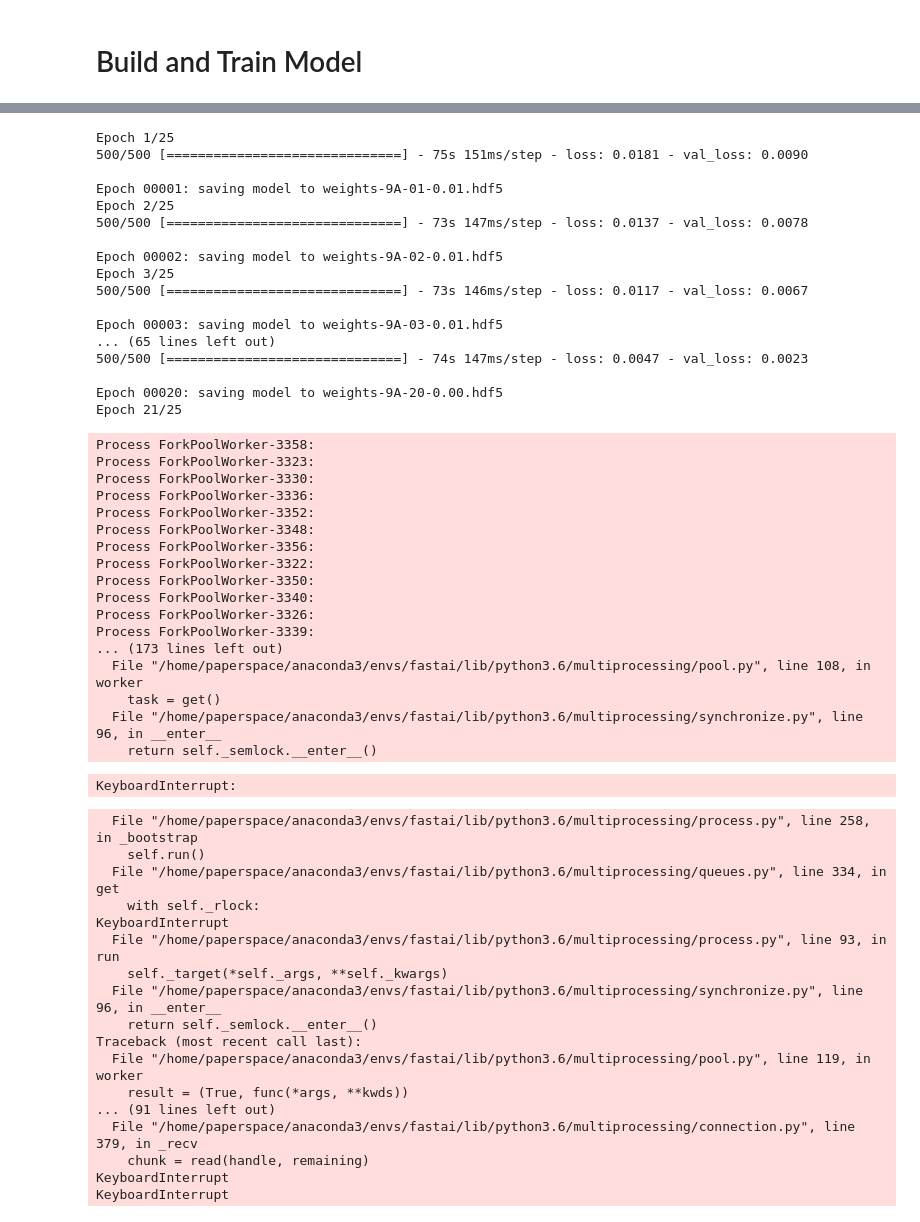
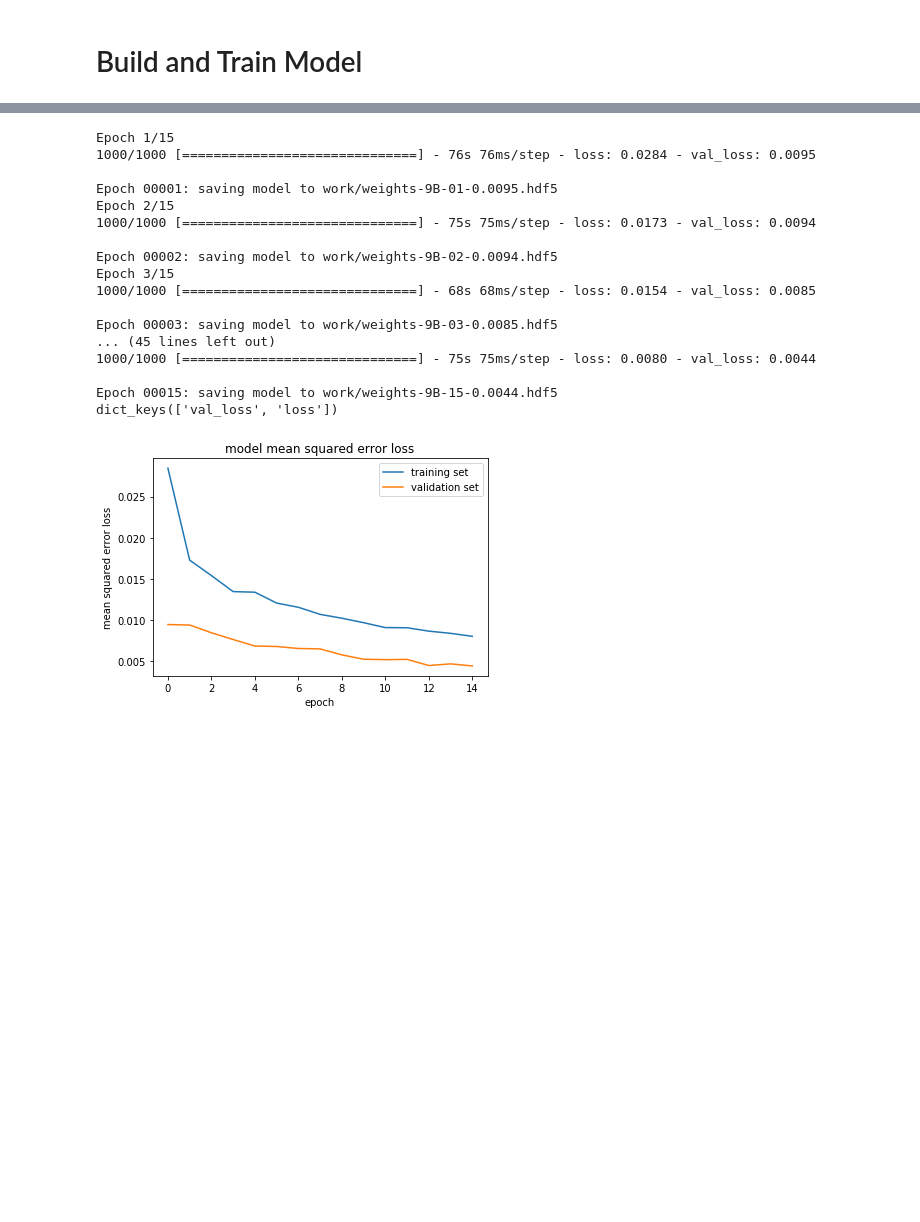
Before and after one commit to kmanicka/CarND-Behavioral-Cloning-P3, a Jupyter notebook: ModelV9.ipynb, the cells around one changed output, grey strips where cells are left out. Drawn from its saved outputs; the diff is of its cells as text; code cells hidden in the pictures; blank space fills up the shorter version.

```diff
--- a/ModelV9.ipynb
+++ b/ModelV9.ipynb
@@ -424,88 +411,54 @@ Trainable params: 1,036,801
 Non-trainable params: 0
 _________________________________________________________________
 # %%
-epochs=25
-batches_per_epoch = 500
-batch_size = 128
-workers=20
+epochs=15
+batches_per_epoch = 1000
+batch_size = 64
+workers=10
 
 #weights_filepath="weights-7-{epoch:02d}-{val_loss:.2f}.hdf5"
-weights_filepath="weights-9A-{epoch:02d}-{val_loss:.4f}.hdf5"
+weights_filepath="work/weights-9B-{epoch:02d}-{val_loss:.4f}.hdf5"
 
 
 checkpoint = ModelCheckpoint(weights_filepath, verbose=1)
 
 training_generator = TrainingDataGenerator('data/',batch_size=batch_size,batches_per_epoch=batches_per_epoch)
 validation_generator = ValidationDataGenerator('data/',batch_size=batch_size)
 
 history_object = model.fit_generator(generator=training_generator,
                                      validation_data=validation_generator,
                                      epochs=epochs,
                                      verbose=1,
                                      use_multiprocessing=True,
                                      workers=workers,
                                      callbacks=[checkpoint])
 
 print(history_object.history.keys())
 
 ### plot the training and validation loss for each epoch
 plt.plot(history_object.history['loss'])
 plt.plot(history_object.history['val_loss'])
 plt.title('model mean squared error loss')
 plt.ylabel('mean squared error loss')
 plt.xlabel('epoch')
 plt.legend(['training set', 'validation set'], loc='upper right')
 plt.show()
 # %% [output]
-Epoch 1/25
-500/500 [==============================] - 75s 151ms/step - loss: 0.0181 - val_loss: 0.0090
+Epoch 1/15
+1000/1000 [==============================] - 76s 76ms/step - loss: 0.0284 - val_loss: 0.0095
 
-Epoch 00001: saving model to weights-9A-01-0.01.hdf5
-Epoch 2/25
-500/500 [==============================] - 73s 147ms/step - loss: 0.0137 - val_loss: 0.0078
+Epoch 00001: saving model to work/weights-9B-01-0.0095.hdf5
+Epoch 2/15
+1000/1000 [==============================] - 75s 75ms/step - loss: 0.0173 - val_loss: 0.0094
 
-Epoch 00002: saving model to weights-9A-02-0.01.hdf5
-Epoch 3/25
-500/500 [==============================] - 73s 146ms/step - loss: 0.0117 - val_loss: 0.0067
+Epoch 00002: saving model to work/weights-9B-02-0.0094.hdf5
+Epoch 3/15
+1000/1000 [==============================] - 68s 68ms/step - loss: 0.0154 - val_loss: 0.0085
 
-Epoch 00003: saving model to weights-9A-03-0.01.hdf5
-... (65 lines left out)
-500/500 [==============================] - 74s 147ms/step - loss: 0.0047 - val_loss: 0.0023
+Epoch 00003: saving model to work/weights-9B-03-0.0085.hdf5
+... (45 lines left out)
+1000/1000 [==============================] - 75s 75ms/step - loss: 0.0080 - val_loss: 0.0044
 
-Epoch 00020: saving model to weights-9A-20-0.00.hdf5
-Epoch 21/25
+Epoch 00015: saving model to work/weights-9B-15-0.0044.hdf5
+dict_keys(['val_loss', 'loss'])
-Process ForkPoolWorker-3358:
-Process ForkPoolWorker-3323:
-Process ForkPoolWorker-3330:
-Process ForkPoolWorker-3336:
-Process ForkPoolWorker-3352:
-Process ForkPoolWorker-3348:
-Process ForkPoolWorker-3356:
-Process ForkPoolWorker-3322:
-Process ForkPoolWorker-3350:
-Process ForkPoolWorker-3340:
-Process ForkPoolWorker-3326:
-Process ForkPoolWorker-3339:
-... (173 lines left out)
-  File "/home/paperspace/anaconda3/envs/fastai/lib/python3.6/multiprocessing/pool.py", line 108, in worker
-    task = get()
-  File "/home/paperspace/anaconda3/envs/fastai/lib/python3.6/multiprocessing/synchronize.py", line 96, in __enter__
-    return self._semlock.__enter__()
-KeyboardInterrupt:
-  File "/home/paperspace/anaconda3/envs/fastai/lib/python3.6/multiprocessing/process.py", line 258, in _bootstrap
-    self.run()
-  File "/home/paperspace/anaconda3/envs/fastai/lib/python3.6/multiprocessing/queues.py", line 334, in get
-    with self._rlock:
-KeyboardInterrupt
-  File "/home/paperspace/anaconda3/envs/fastai/lib/python3.6/multiprocessing/process.py", line 93, in run
-    self._target(*self._args, **self._kwargs)
-  File "/home/paperspace/anaconda3/envs/fastai/lib/python3.6/multiprocessing/synchronize.py", line 96, in __enter__
-    return self._semlock.__enter__()
-Traceback (most recent call last):
-  File "/home/paperspace/anaconda3/envs/fastai/lib/python3.6/multiprocessing/pool.py", line 119, in worker
-    result = (True, func(*args, **kwds))
-... (91 lines left out)
-  File "/home/paperspace/anaconda3/envs/fastai/lib/python3.6/multiprocessing/connection.py", line 379, in _recv
-    chunk = read(handle, remaining)
-KeyboardInterrupt
-KeyboardInterrupt
+[figure, added]
```
Also changed, not shown: parts of 4 cells of this notebook, 1 other file.
